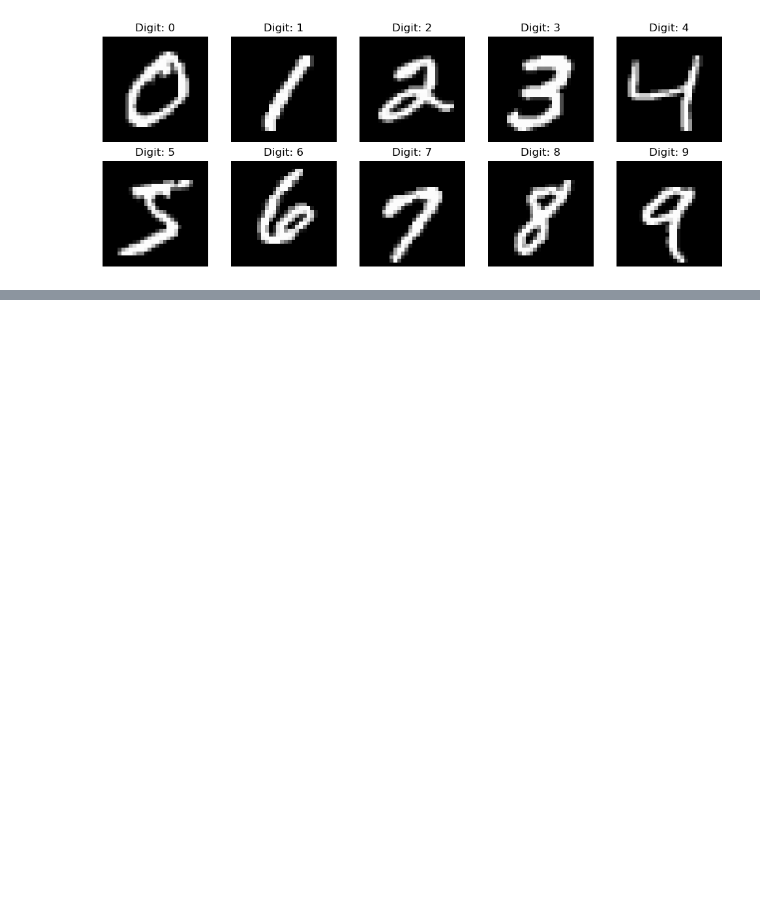
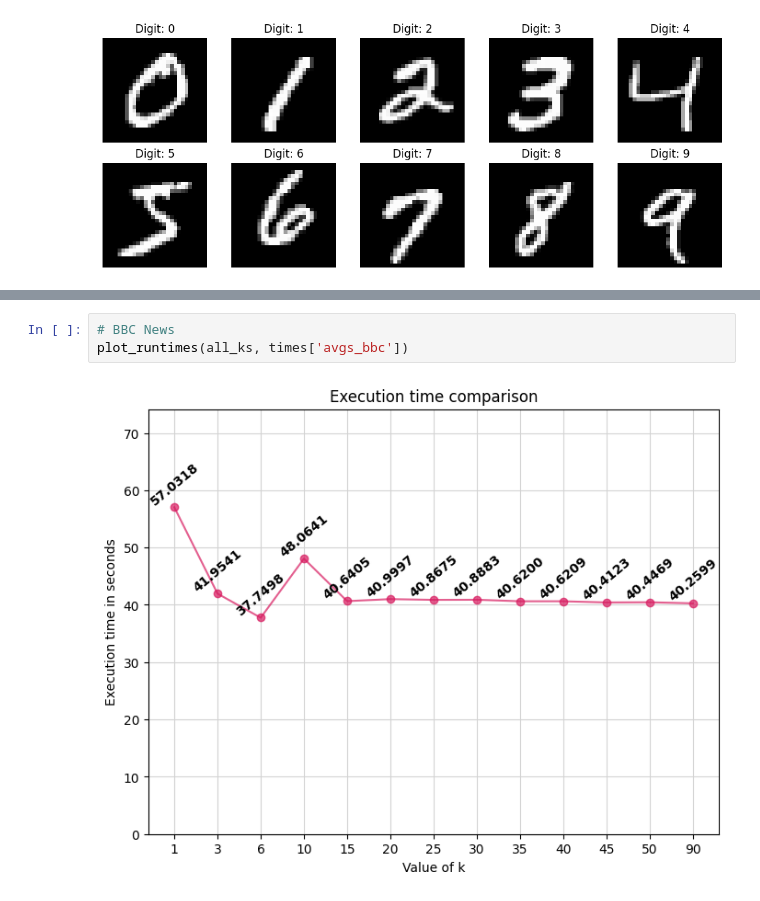
Before and after one commit to niconymanda/knn-chain, a Jupyter notebook: paper_results.ipynb, the cells around one changed output, grey strips where cells are left out. Drawn from its saved outputs; the diff is of its cells as text; blank space fills up the shorter version.

```diff
--- a/paper_results.ipynb
+++ b/paper_results.ipynb
@@ -943,0 +111,5 @@ plt.show()
+# %%
+# BBC News
+plot_runtimes(all_ks, times['avgs_bbc'])
+# %% [output]
+[figure, added]
```
Also changed, not shown: parts of 148 cells of this notebook, 4 other files.
